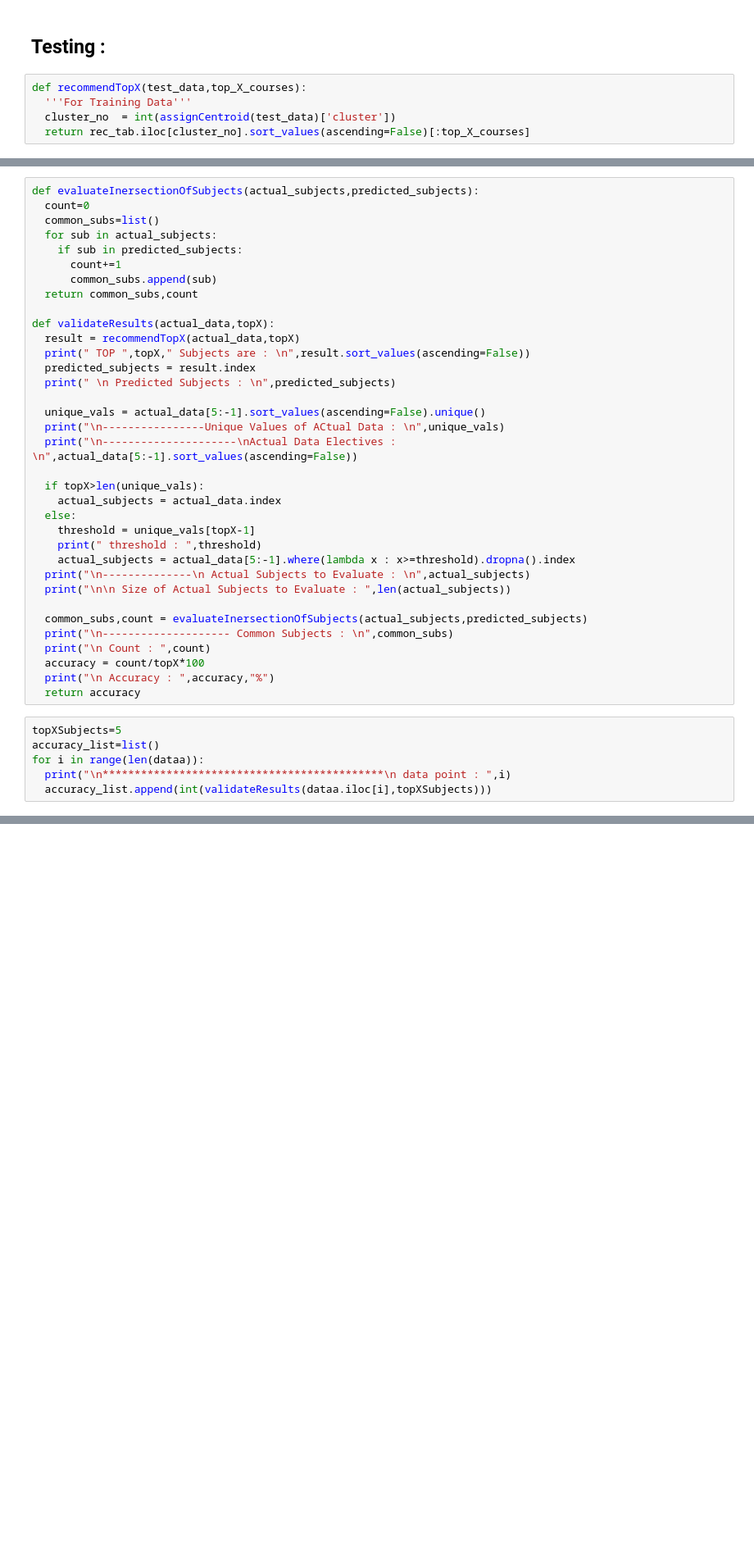
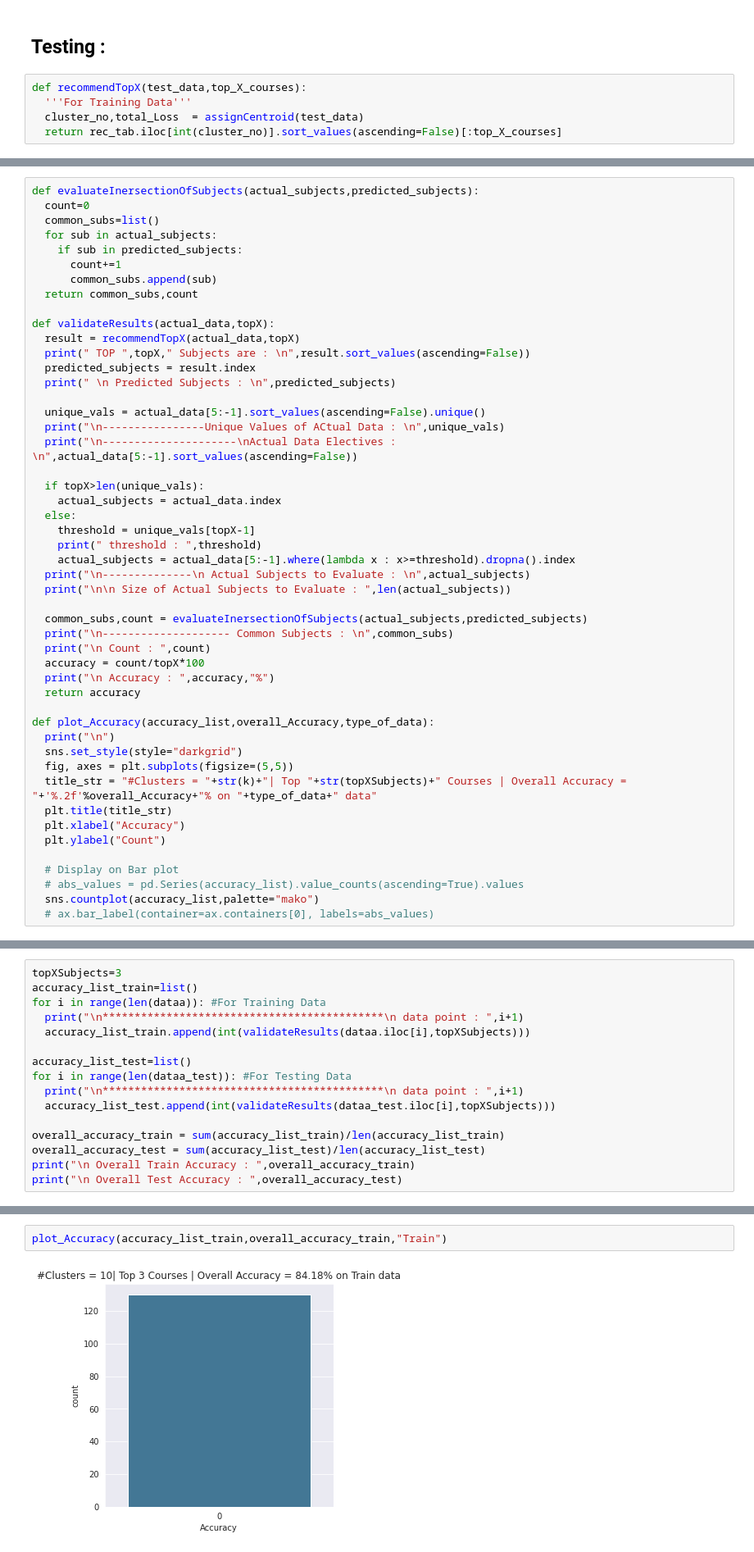
Before and after one commit to NarasimhanN/Recommendation-System, a Jupyter notebook: Course_Recommendation_System.ipynb, the cells around one changed output, grey strips where cells are left out. Shown at 82% size. Saved outputs shown, nothing was run; the diff lists cells and outputs as text; blank space fills up the shorter version.

```diff
--- a/Course_Recommendation_System.ipynb
+++ b/Course_Recommendation_System.ipynb
@@ -280,5 +374,5 @@ rec_tab
 # %%
 def recommendTopX(test_data,top_X_courses):
   '''For Training Data'''
-  cluster_no  = int(assignCentroid(test_data)['cluster'])
-  return rec_tab.iloc[cluster_no].sort_values(ascending=False)[:top_X_courses]
+  cluster_no,total_Loss  = assignCentroid(test_data)
+  return rec_tab.iloc[int(cluster_no)].sort_values(ascending=False)[:top_X_courses]
@@ -376,9 +438,17 @@ def validateResults(actual_data,topX):
   accuracy = count/topX*100
   print("\n Accuracy : ",accuracy,"%")
   return accuracy
+
+def plot_Accuracy(accuracy_list,overall_Accuracy,type_of_data):
+  print("\n")
+  sns.set_style(style="darkgrid")
+  fig, axes = plt.subplots(figsize=(5,5))
+  title_str = "#Clusters = "+str(k)+"| Top "+str(topXSubjects)+" Courses | Overall Accuracy = "+'%.2f'%overall_Accuracy+"% on "+type_of_data+" data"
+  plt.title(title_str)
+  plt.xlabel("Accuracy")
+  plt.ylabel("Count")
+
+  # Display on Bar plot
+  # abs_values = pd.Series(accuracy_list).value_counts(ascending=True).values
+  sns.countplot(accuracy_list,palette="mako")
+  # ax.bar_label(container=ax.containers[0], labels=abs_values)
-# %%
-topXSubjects=5
-accuracy_list=list()
-for i in range(len(dataa)):
-  print("\n********************************************\n data point : ",i)
-  accuracy_list.append(int(validateResults(dataa.iloc[i],topXSubjects)))
@@ -443,0 +455,16 @@ sns.countplot(accuracy_list,palette="mako")
+# %%
+topXSubjects=3
+accuracy_list_train=list()
+for i in range(len(dataa)): #For Training Data
+  print("\n********************************************\n data point : ",i+1)
+  accuracy_list_train.append(int(validateResults(dataa.iloc[i],topXSubjects)))
+
+accuracy_list_test=list()
+for i in range(len(dataa_test)): #For Testing Data
+  print("\n********************************************\n data point : ",i+1)
+  accuracy_list_test.append(int(validateResults(dataa_test.iloc[i],topXSubjects)))
+
+overall_accuracy_train = sum(accuracy_list_train)/len(accuracy_list_train)
+overall_accuracy_test = sum(accuracy_list_test)/len(accuracy_list_test)
+print("\n Overall Train Accuracy : ",overall_accuracy_train)
+print("\n Overall Test Accuracy : ",overall_accuracy_test)
@@ -443,0 +491,4 @@ sns.countplot(accuracy_list,palette="mako")
+# %%
+plot_Accuracy(accuracy_list_train,overall_accuracy_train,"Train")
+# %% [output]
+[figure, added]
```
Also changed, not shown: parts of 49 cells of this notebook.
